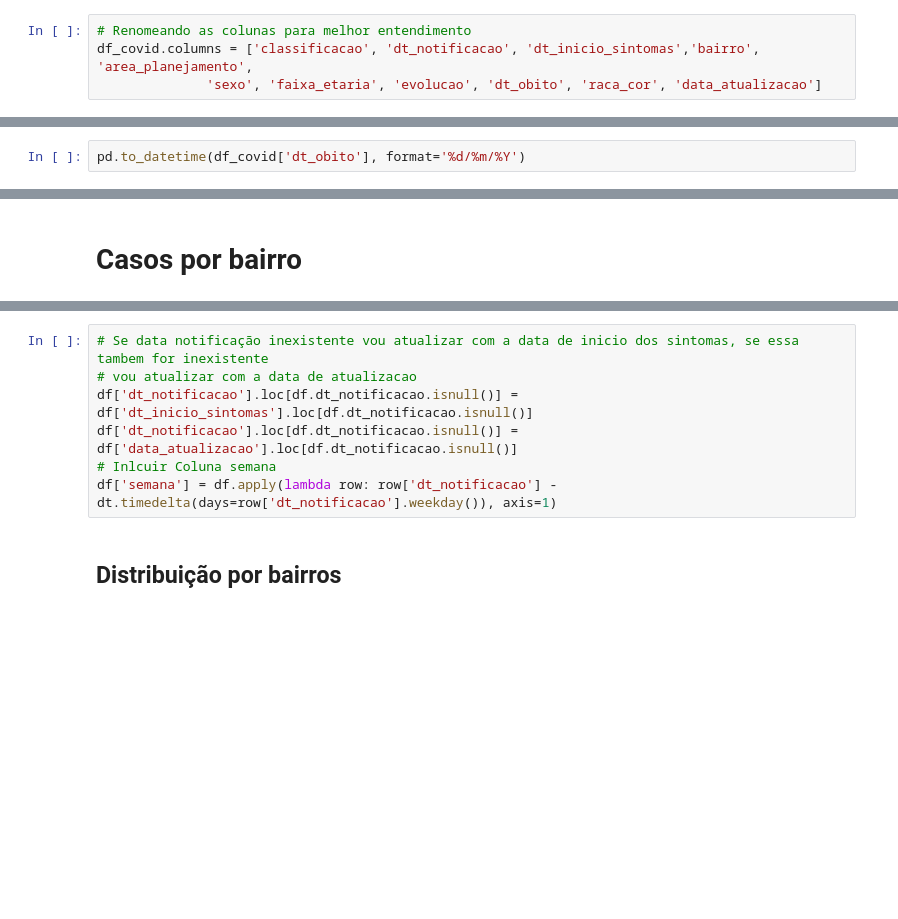
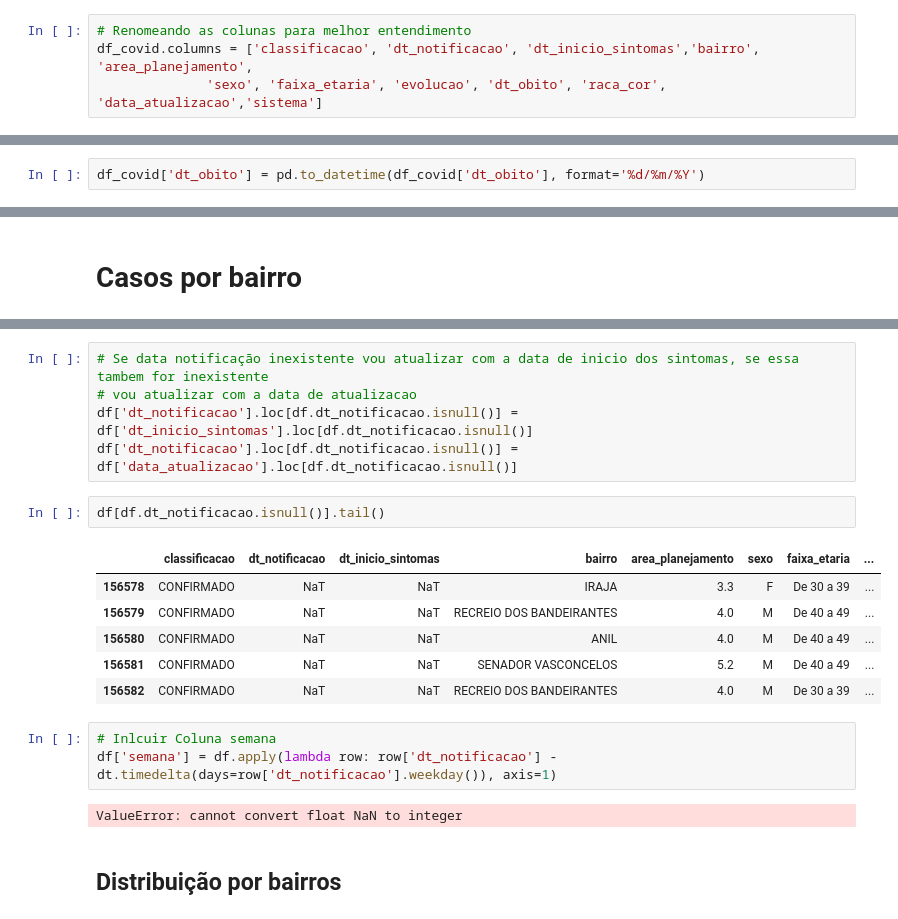
Before and after one commit to doricardo-zz/covid19-rio-de-janeiro, a Jupyter notebook: covid19-prefeitura-rio-de-janeiro.ipynb, the cells around one changed output, grey strips where cells are left out. Cells and saved outputs as stored; diff of their text form; blank space fills up the shorter version.

```diff
--- a/covid19-prefeitura-rio-de-janeiro.ipynb
+++ b/covid19-prefeitura-rio-de-janeiro.ipynb
@@ -88,7 +118,7 @@ pd.set_option('display.max_columns', df_covid.shape[1]+3)
 # %%
 # Renomeando as colunas para melhor entendimento
 df_covid.columns = ['classificacao', 'dt_notificacao', 'dt_inicio_sintomas','bairro', 'area_planejamento',
-              'sexo', 'faixa_etaria', 'evolucao', 'dt_obito', 'raca_cor', 'data_atualizacao']
+              'sexo', 'faixa_etaria', 'evolucao', 'dt_obito', 'raca_cor', 'data_atualizacao','sistema']
 # %%
 print("Última atualização: {}".format(df_covid.data_atualizacao.describe()[2]))
 ate = df_covid.data_atualizacao.describe()[2]#.strftime("%d/%m")
@@ -105,2 +151,2 @@ df_covid
 # %%
-pd.to_datetime(df_covid['dt_obito'], format='%d/%m/%Y')
+df_covid['dt_obito'] = pd.to_datetime(df_covid['dt_obito'], format='%d/%m/%Y')
@@ -171,8 +252,20 @@ df[df.dt_notificacao.isnull()]
 # vou atualizar com a data de atualizacao
 df['dt_notificacao'].loc[df.dt_notificacao.isnull()] = df['dt_inicio_sintomas'].loc[df.dt_notificacao.isnull()]
 df['dt_notificacao'].loc[df.dt_notificacao.isnull()] = df['data_atualizacao'].loc[df.dt_notificacao.isnull()]
-# Inlcuir Coluna semana
-df['semana'] = df.apply(lambda row: row['dt_notificacao'] - dt.timedelta(days=row['dt_notificacao'].weekday()), axis=1)
+# %%
+df[df.dt_notificacao.isnull()].tail()
+# %% [output]
+|  | classificacao | dt_notificacao | dt_inicio_sintomas | bairro | area_planejamento | sexo | faixa_etaria | ... |
+| 156578 | CONFIRMADO | NaT | NaT | IRAJA | 3.3 | F | De 30 a 39 | ... |
+| 156579 | CONFIRMADO | NaT | NaT | RECREIO DOS BANDEIRANTES | 4.0 | M | De 40 a 49 | ... |
+| 156580 | CONFIRMADO | NaT | NaT | ANIL | 4.0 | M | De 40 a 49 | ... |
+| 156581 | CONFIRMADO | NaT | NaT | SENADOR VASCONCELOS | 5.2 | M | De 40 a 49 | ... |
+| 156582 | CONFIRMADO | NaT | NaT | RECREIO DOS BANDEIRANTES | 4.0 | M | De 30 a 39 | ... |
+# %%
+# Inlcuir Coluna semana
+df['semana'] = df.apply(lambda row: row['dt_notificacao'] - dt.timedelta(days=row['dt_notificacao'].weekday()), axis=1)
+# %% [output]
+ValueError: cannot convert float NaN to integer
 # %% [markdown]
 ## Distribuição por bairros
 # %%
```
Also changed, not shown: parts of 16 cells of this notebook, 15 other files.
